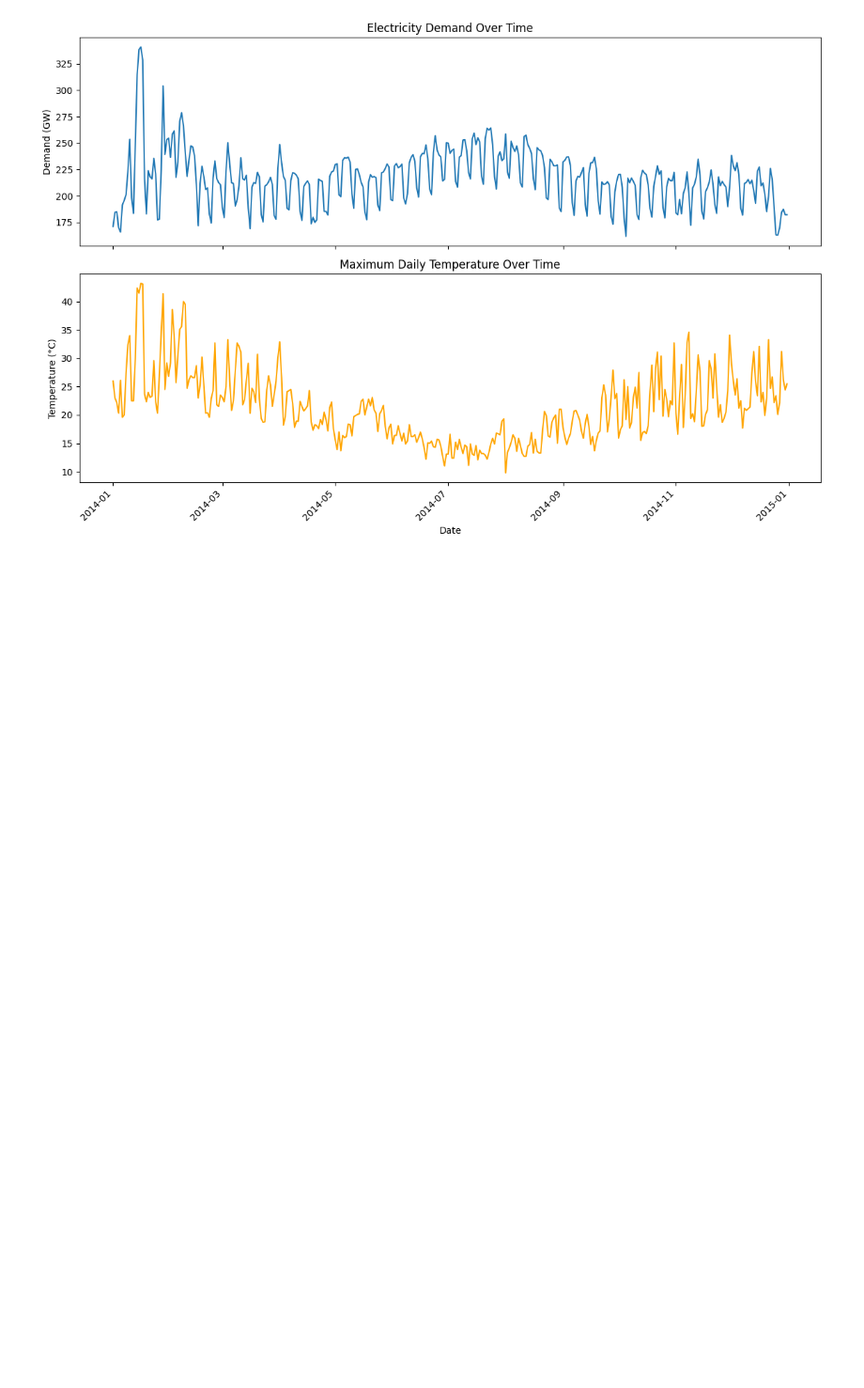
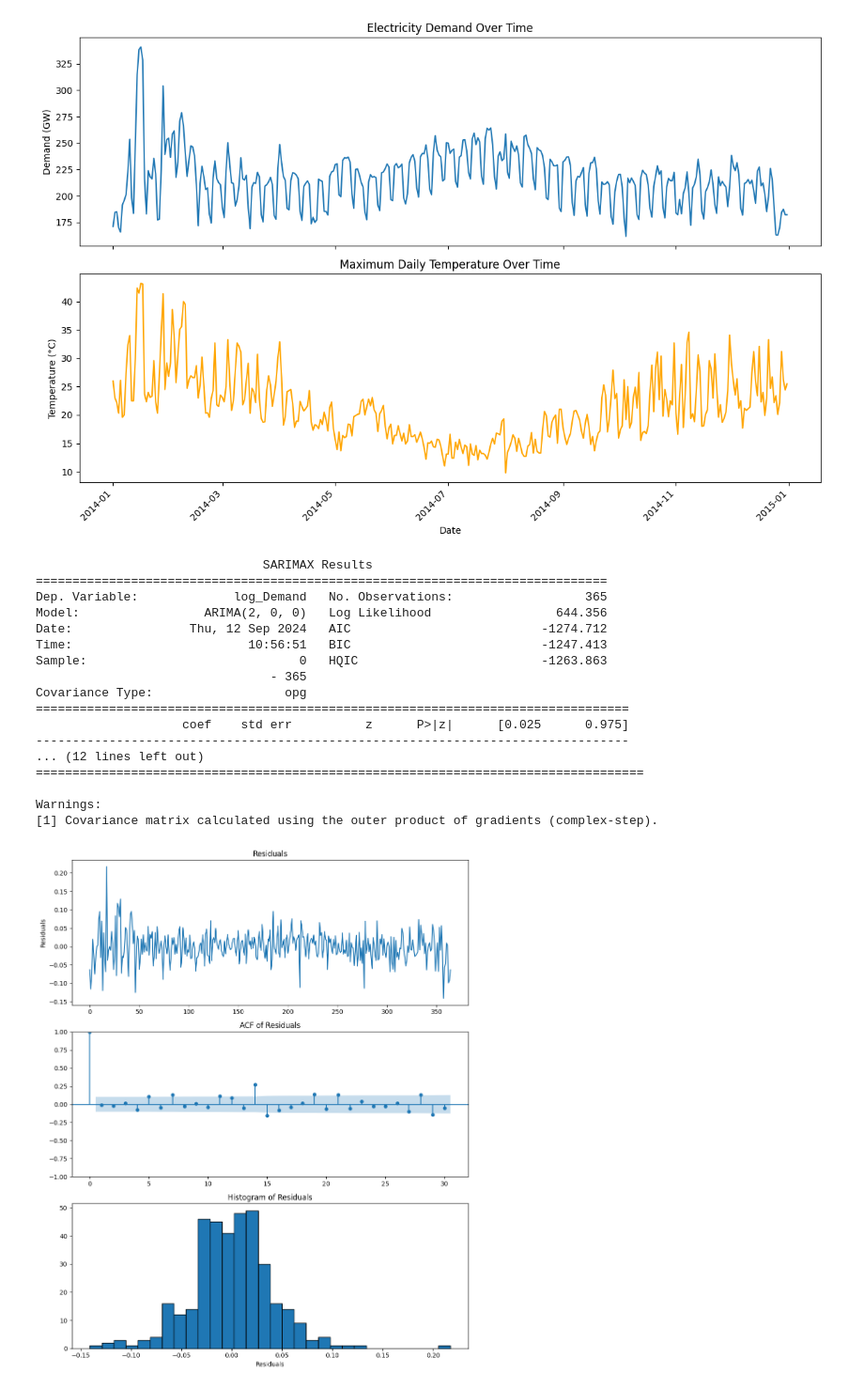
Before and after one commit to safeai-snu/Econometrics, a Jupyter notebook: Ch3.4.ARIMA_errors.ipynb, the cells around one changed output. Shown at 94% size. Cells and saved outputs as stored; diff of their text form; code cells hidden in the pictures; blank space fills up the shorter version.

```diff
--- a/Ch3.4.ARIMA_errors.ipynb
+++ b/Ch3.4.ARIMA_errors.ipynb
@@ -271,4 +313,74 @@ plt.tight_layout()
 plt.show()
 # %% [output]
 [figure]
+# %%
+import pandas as pd
+import numpy as np
+import statsmodels.api as sm
+import matplotlib.pyplot as plt
+
+# Step 1: Prepare the exogenous variables (Temperature, Temperature^2, Weekday)
+vic_elec_daily['Weekday'] = (vic_elec_daily['Day_Type'] == 'Weekday').astype(int)
+X = pd.DataFrame()
+X['Temperature'] = vic_elec_daily['Temperature']
+X['Temperature^2'] = vic_elec_daily['Temperature'] ** 2
+X['Weekday'] = vic_elec_daily['Weekday']
+
+# Step 2: Log transform the Demand
+vic_elec_daily['log_Demand'] = np.log(vic_elec_daily['Demand'])
+
+# Step 3: Fit the ARIMA model
+# Specifying an ARIMA(2, 0, 0) model as an example; you'll need to adjust based on your data
+model = sm.tsa.ARIMA(vic_elec_daily['log_Demand'], exog=X, order=(2, 0, 0))
+# model = sm.tsa.SARIMAX(vic_elec_daily['log_Demand'], exog=X, order=(2, 0, 0))
+fit = model.fit()
+
+# Print the summary of the model
+print(fit.summary())
+
+# Step 4: Diagnostic Plots
+# Extract residuals
+residuals = fit.resid
+
+# Plotting the residuals
+fig, ax = plt.subplots(3, 1, figsize=(10, 12))
+
+# Residual plot
+ax[0].plot(residuals)
+ax[0].set_title('Residuals')
+ax[0].set_ylabel('Residuals')
+
+# ACF plot of residuals
+sm.graphics.tsa.plot_acf(residuals, ax=ax[1], lags=30)
+ax[1].set_title('ACF of Residuals')
+
+# Histogram of residuals
+ax[2].hist(residuals, bins=30, edgecolor='black')
+ax[2].set_title('Histogram of Residuals')
+ax[2].set_xlabel('Residuals')
+
+# Adjust layout to prevent overlap
+plt.tight_layout()
+
+# Show the plots
+plt.show()
+# %% [output]
+                               SARIMAX Results
+==============================================================================
+Dep. Variable:             log_Demand   No. Observations:                  365
+Model:                 ARIMA(2, 0, 0)   Log Likelihood                 644.356
+Date:                Thu, 12 Sep 2024   AIC                          -1274.712
+Time:                        10:56:51   BIC                          -1247.413
+Sample:                             0   HQIC                         -1263.863
+                                - 365
+Covariance Type:                  opg
+=================================================================================
+                    coef    std err          z      P>|z|      [0.025      0.975]
+---------------------------------------------------------------------------------
+... (12 lines left out)
+===================================================================================
+
+Warnings:
+[1] Covariance matrix calculated using the outer product of gradients (complex-step).
+[figure, added]
 # %%
```
Also changed, not shown: parts of 12 cells of this notebook.
